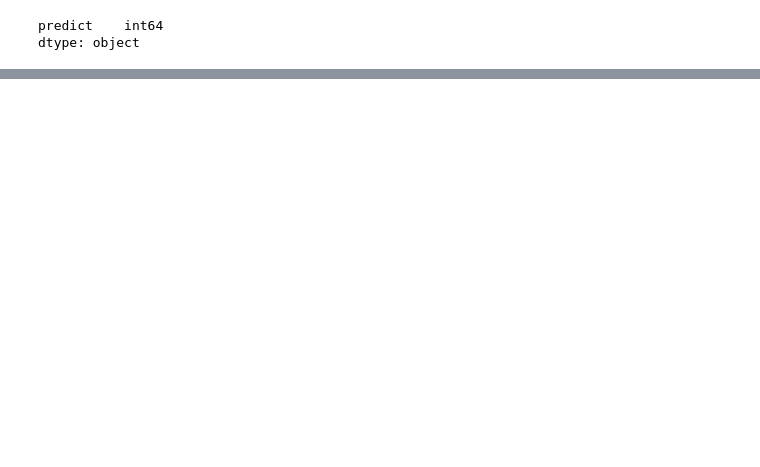
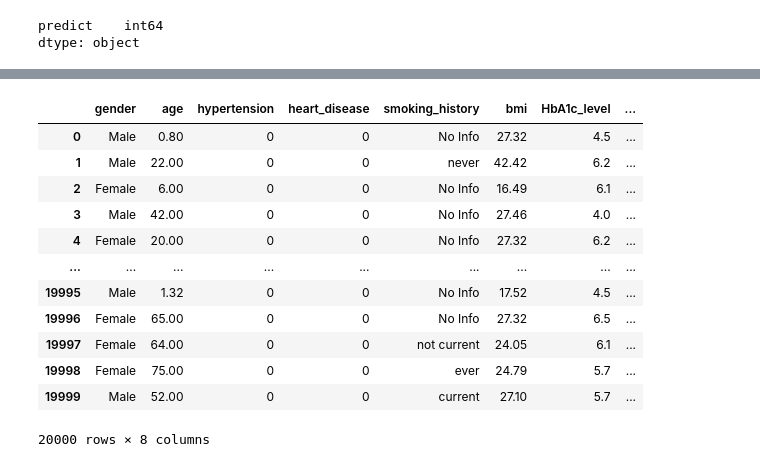
Before and after one commit to TimurTKO/DiabetesPrediction, a Jupyter notebook: DiabetesPrediction.ipynb, the cells around one changed output, grey strips where cells are left out. Drawn from its saved outputs; the diff is of its cells as text; code cells hidden in the pictures; blank space fills up the shorter version.

Commit message:
Added info for json in pydentic

```diff
--- a/DiabetesPrediction.ipynb
+++ b/DiabetesPrediction.ipynb
@@ -387,0 +448,18 @@ error
+# %%
+Data_X=pd.read_csv('X_test.csv')
+# %%
+Data_X
+# %% [output]
+|  | gender | age | hypertension | heart_disease | smoking_history | bmi | HbA1c_level | ... |
+| 0 | Male | 0.80 | 0 | 0 | No Info | 27.32 | 4.5 | ... |
+| 1 | Male | 22.00 | 0 | 0 | never | 42.42 | 6.2 | ... |
+| 2 | Female | 6.00 | 0 | 0 | No Info | 16.49 | 6.1 | ... |
+| 3 | Male | 42.00 | 0 | 0 | No Info | 27.46 | 4.0 | ... |
+| 4 | Female | 20.00 | 0 | 0 | No Info | 27.32 | 6.2 | ... |
+| ... | ... | ... | ... | ... | ... | ... | ... | ... |
+| 19995 | Male | 1.32 | 0 | 0 | No Info | 17.52 | 4.5 | ... |
+| 19996 | Female | 65.00 | 0 | 0 | No Info | 27.32 | 6.5 | ... |
+| 19997 | Female | 64.00 | 0 | 0 | not current | 24.05 | 6.1 | ... |
+| 19998 | Female | 75.00 | 0 | 0 | ever | 24.79 | 5.7 | ... |
+| 19999 | Male | 52.00 | 0 | 0 | current | 27.10 | 5.7 | ... |
+20000 rows × 8 columns
```
Also changed, not shown: parts of 11 cells of this notebook, 3 other files.
